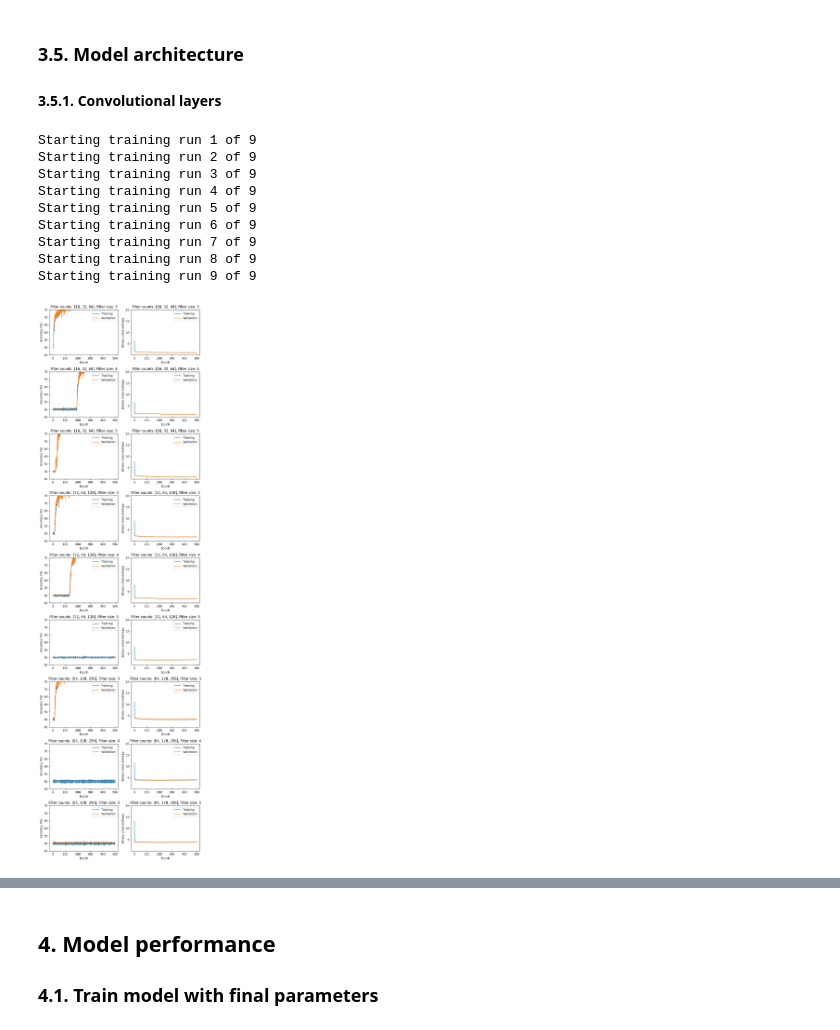
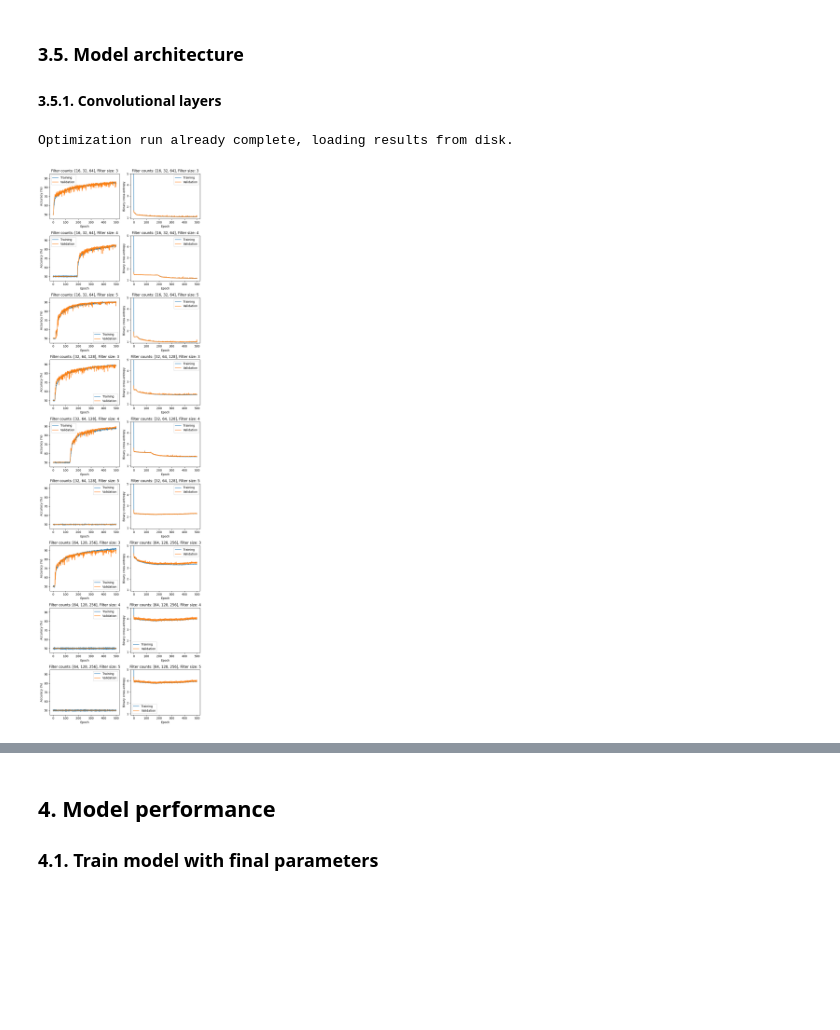
Before and after one commit to 4GeeksAcademy/gperdrizet-image-classification, a Jupyter notebook: src/solution.ipynb, the cells around one changed output, grey strips where cells are left out. Cells and saved outputs as stored; diff of their text form; code cells hidden in the pictures; blank space fills up the shorter version.

```diff
--- a/src/solution.ipynb
+++ b/src/solution.ipynb
@@ -480,42 +480,34 @@ hyperparameters={
     'filter_sizes': [3,4,5],
     'l1_penalties': [l1_penalty],
     'l2_penalties': [l2_penalty],
     'batch_sizes': [batch_size],
     'learning_rates': [learning_rate],
     'image_widths': [image_width],
     'steps_per_epoch': steps_per_epoch,
     'validation_steps': validation_steps,
     'epochs': 500
 }
 
 # Train the model with each combination of hyperparameters
 hyperparameter_optimization_results=hyperparameter_optimization_run(
     training_data_path,
     validation_data_path,
     **hyperparameters
 )
 
 # Specify which hyperparameters to include in the plot labels
 plot_labels=['filter_nums_list', 'filter_sizes']
 
 # Plot the training curves
 plot_hyperparameter_optimization_run(
     hyperparameter_optimization_results,
     hyperparameters,
     plot_labels,
-    accuracy_ylims=[45,100],
-    entropy_ylims=[0.01,5.0]
+    accuracy_ylims=[45,95],
+    entropy_ylims=[0.9,4.5]
 ).show()
 
 print()
 # %% [output]
-Starting training run 1 of 9
-Starting training run 2 of 9
-Starting training run 3 of 9
-Starting training run 4 of 9
-Starting training run 5 of 9
-Starting training run 6 of 9
-Starting training run 7 of 9
-Starting training run 8 of 9
-Starting training run 9 of 9
+Optimization run already complete, loading results from disk.
-[figure, old version]
+[figure, new version]
```
Also changed, not shown: parts of 3 cells of this notebook.
